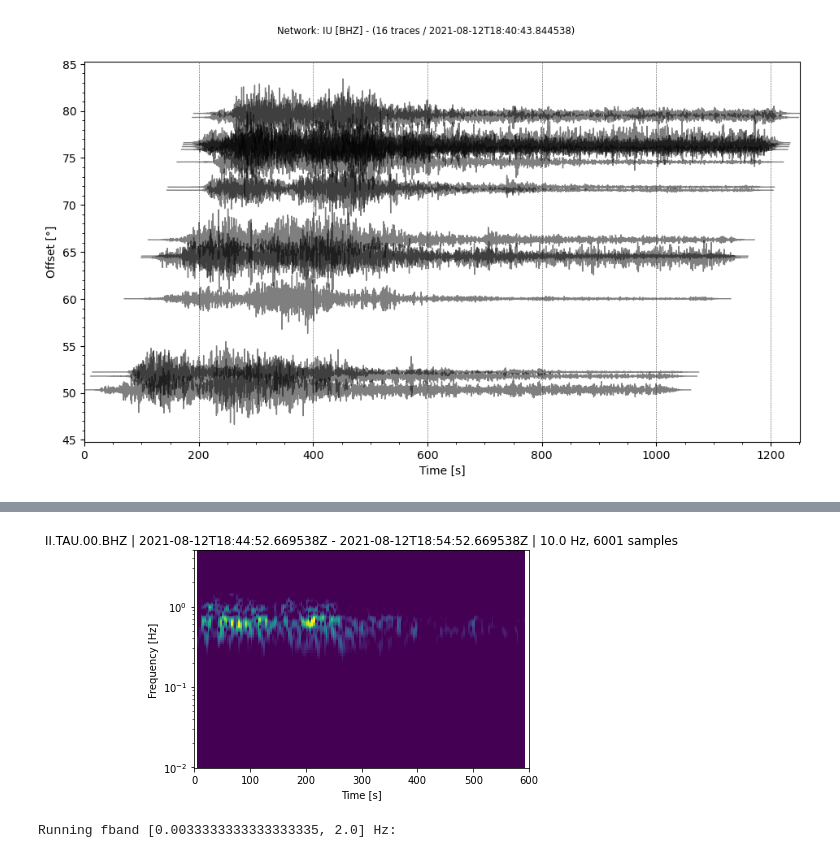
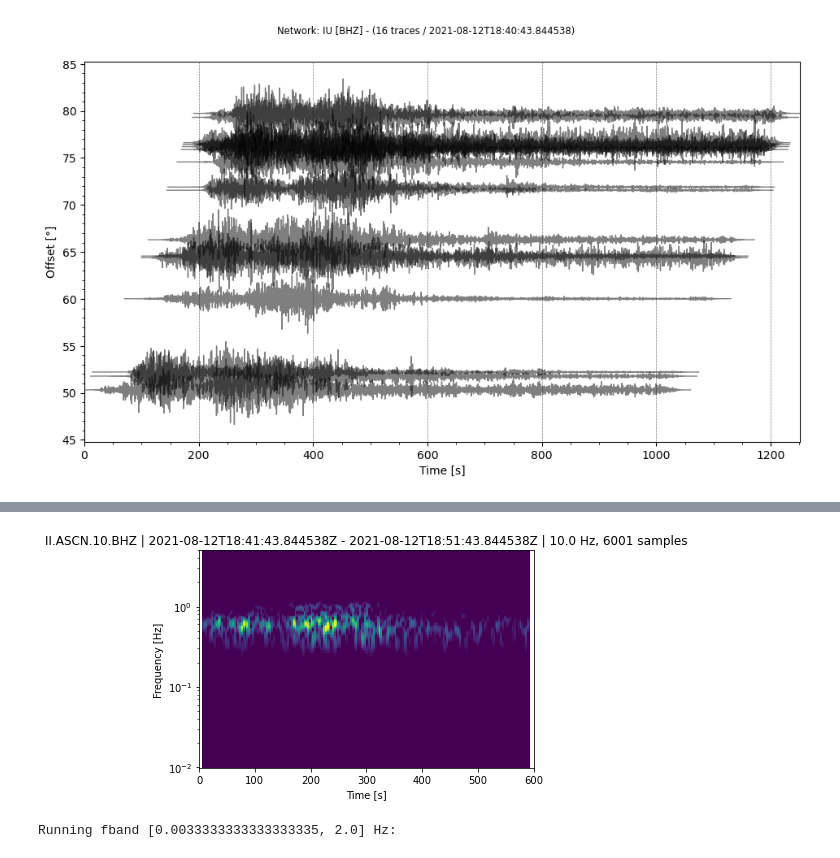
Before and after one commit to avnewman/rtergpy, a Jupyter notebook: notebooks/automated_run_SouthSandwich.ipynb, the cells around one changed output, grey strips where cells are left out. Cells and saved outputs as stored; diff of their text form; code cells hidden in the pictures.

```diff
--- a/notebooks/automated_run_SouthSandwich.ipynb
+++ b/notebooks/automated_run_SouthSandwich.ipynb
@@ -23,7 +23,7 @@ Event.focmech=[106, 26, 56] # phi,delta,lmbda
 # nearer stations more contaminated
 Defaults.waveparams[1][1]=1000 # =postPtime
 Defaults.stationrange=[50,80]  # reducing later phase contamination
-Defaults.smoothkern=20
+Defaults.smoothkern=10
 
 src2ergs(Defaults=Defaults, Event=Event)  # need to export run output in a coherent way
 # %% [output]
@@ -293,22 +293,22 @@ trdf
 | 15 | IU.SNZO.00.BHZ | IU | SNZO | 00 | BHZ | 2021-08-12T18:43:54.994536Z | 2021-08-12T19:01:34.994536Z | 2021-08-12T18:44:54.983077Z | 40.0 | ... |
 # %%
 from rtergpy.waveforms import process_waves
-ntr=9
+ntr=5
 st1=st[ntr]
 # raw
 #st1.plot()
 # BB
 tr1=process_waves(st1,freqmin=.01,freqmax=2)
 #tr1.plot()
 # HF
 tr2=process_waves(st1,freqmin=.5,freqmax=2)
 #tr2.plot()
 #plt.show()
 tr2.trim(tr2.stats.starttime+60,tr2.stats.starttime+60+600)
 tr2.spectrogram(per_lap=0.75,wlen=10,mult=4,clip=[.1,.9],log=True)
 #tr.plot(type='section', scale=5, dist_degree=True, ev_coord=[eloc[0],eloc[1]], orientation='horizontal', reftime=etime);
 # %% [output]
-[figure, old version]
+[figure, new version]
 # %%
 EBB,EHF,Emd =ErgsFromWaves(st,Defaults=Defaults, Event=Event)
 # %% [output]
```
Also changed, not shown: parts of 1 cell of this notebook, 28 other files.
